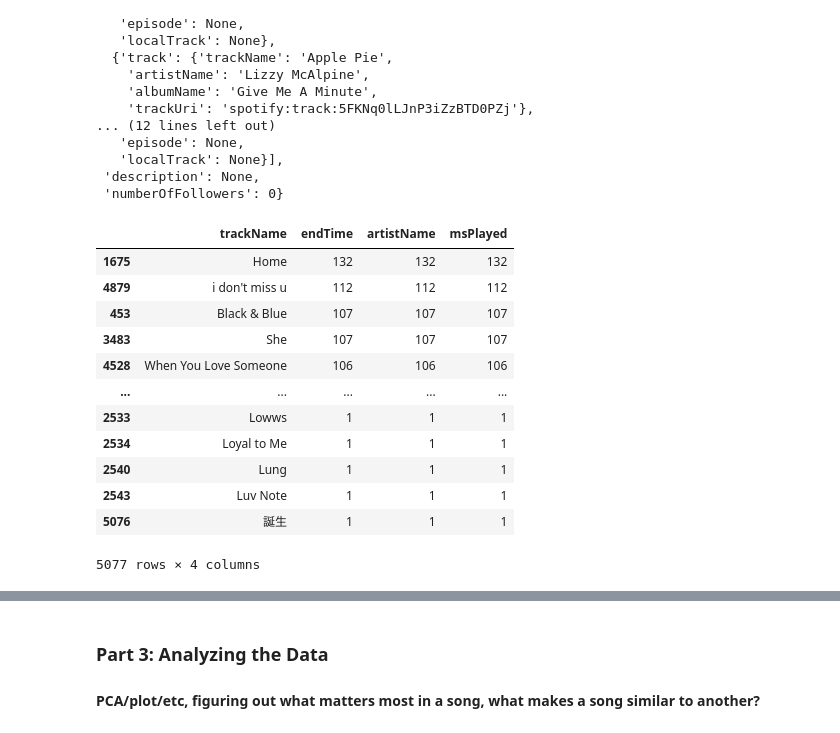
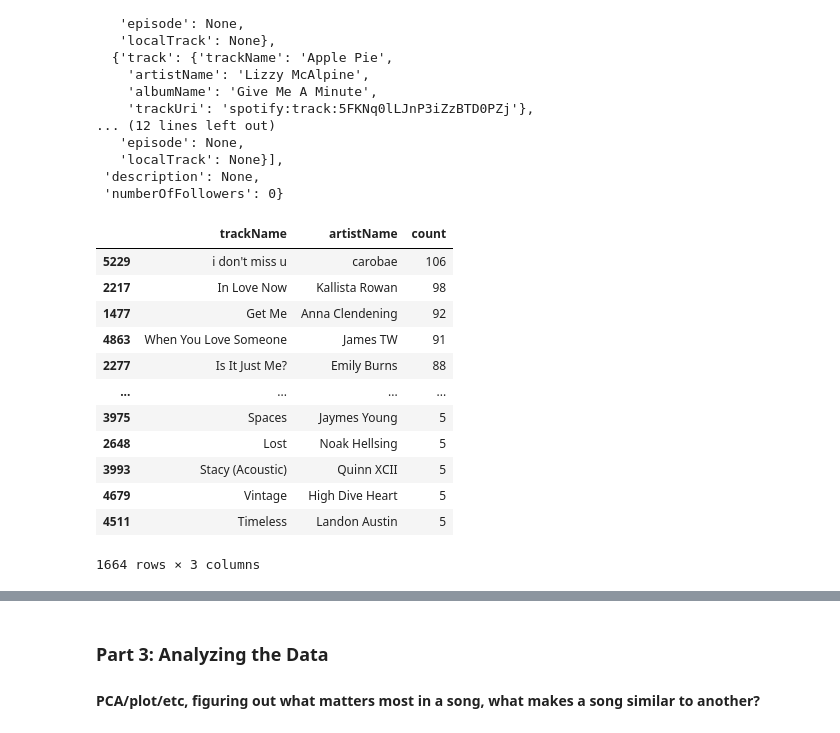
Before and after one commit to JessicaGolden/music_108, a Jupyter notebook: music_108_v01.ipynb, the cells around one changed output, grey strips where cells are left out. Drawn from its saved outputs; the diff is of its cells as text; code cells hidden in the pictures.

```diff
--- a/music_108_v01.ipynb
+++ b/music_108_v01.ipynb
@@ -55,19 +57,19 @@ playlists['playlists'][3]
  'description': None,
  'numberOfFollowers': 0}
 # %%
-counts = listening.groupby(by='trackName').count().reset_index().sort_values('msPlayed', ascending=False)
-counts
+counts = listening.query('msPlayed >= 3000').groupby(by=['trackName', 'artistName']).size().reset_index().rename(columns={0: 'count'}).query('count >= 5').sort_values('count', ascending=False)
+counts#.to_csv('grouped.csv')
 # %% [output]
-|  | trackName | endTime | artistName | msPlayed |
-| 1675 | Home | 132 | 132 | 132 |
-| 4879 | i don't miss u | 112 | 112 | 112 |
-| 453 | Black & Blue | 107 | 107 | 107 |
-| 3483 | She | 107 | 107 | 107 |
-| 4528 | When You Love Someone | 106 | 106 | 106 |
-| ... | ... | ... | ... | ... |
-| 2533 | Lowws | 1 | 1 | 1 |
-| 2534 | Loyal to Me | 1 | 1 | 1 |
-| 2540 | Lung | 1 | 1 | 1 |
-| 2543 | Luv Note | 1 | 1 | 1 |
-| 5076 | 誕生 | 1 | 1 | 1 |
+|  | trackName | artistName | count |
+| 5229 | i don't miss u | carobae | 106 |
+| 2217 | In Love Now | Kallista Rowan | 98 |
+| 1477 | Get Me | Anna Clendening | 92 |
+| 4863 | When You Love Someone | James TW | 91 |
+| 2277 | Is It Just Me? | Emily Burns | 88 |
+| ... | ... | ... | ... |
+| 3975 | Spaces | Jaymes Young | 5 |
+| 2648 | Lost | Noak Hellsing | 5 |
+| 3993 | Stacy (Acoustic) | Quinn XCII | 5 |
+| 4679 | Vintage | High Dive Heart | 5 |
+| 4511 | Timeless | Landon Austin | 5 |
-5077 rows × 4 columns
+1664 rows × 3 columns
```
Also changed, not shown: parts of 4 cells of this notebook, 3 other files.
